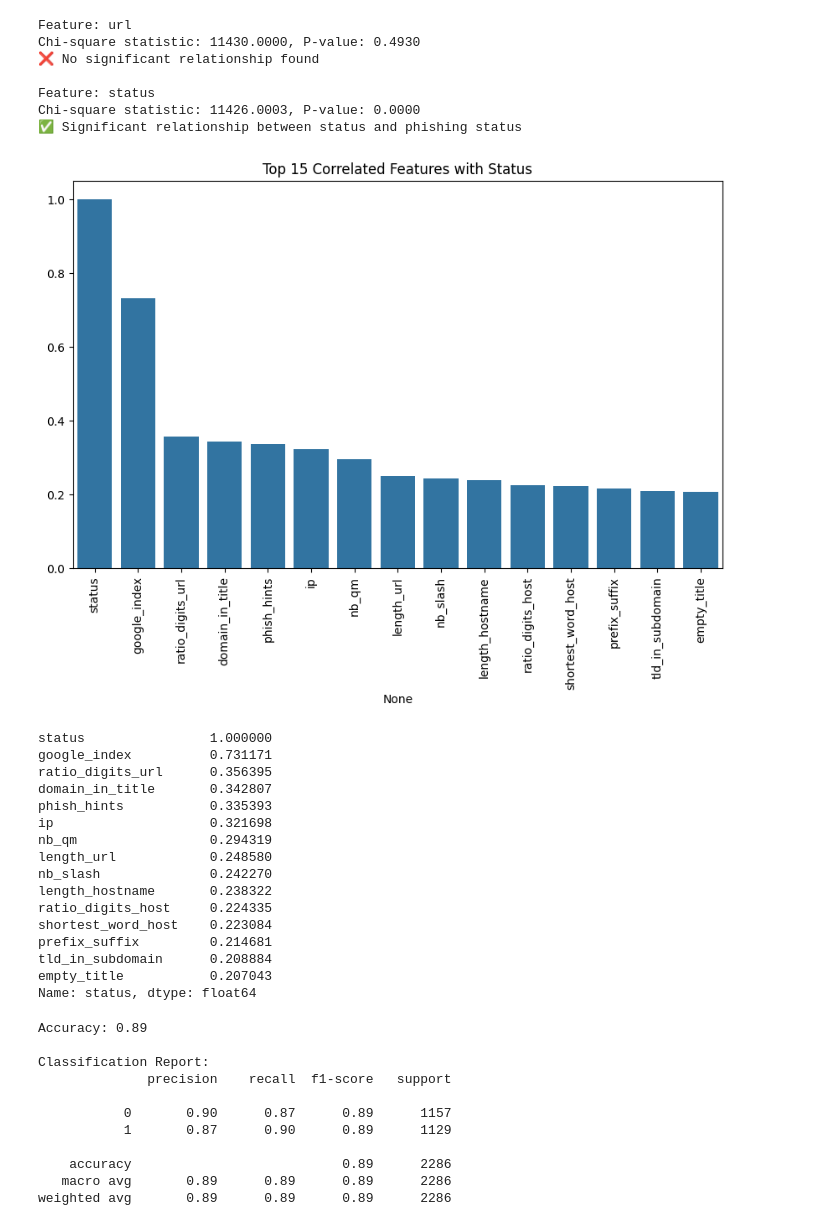
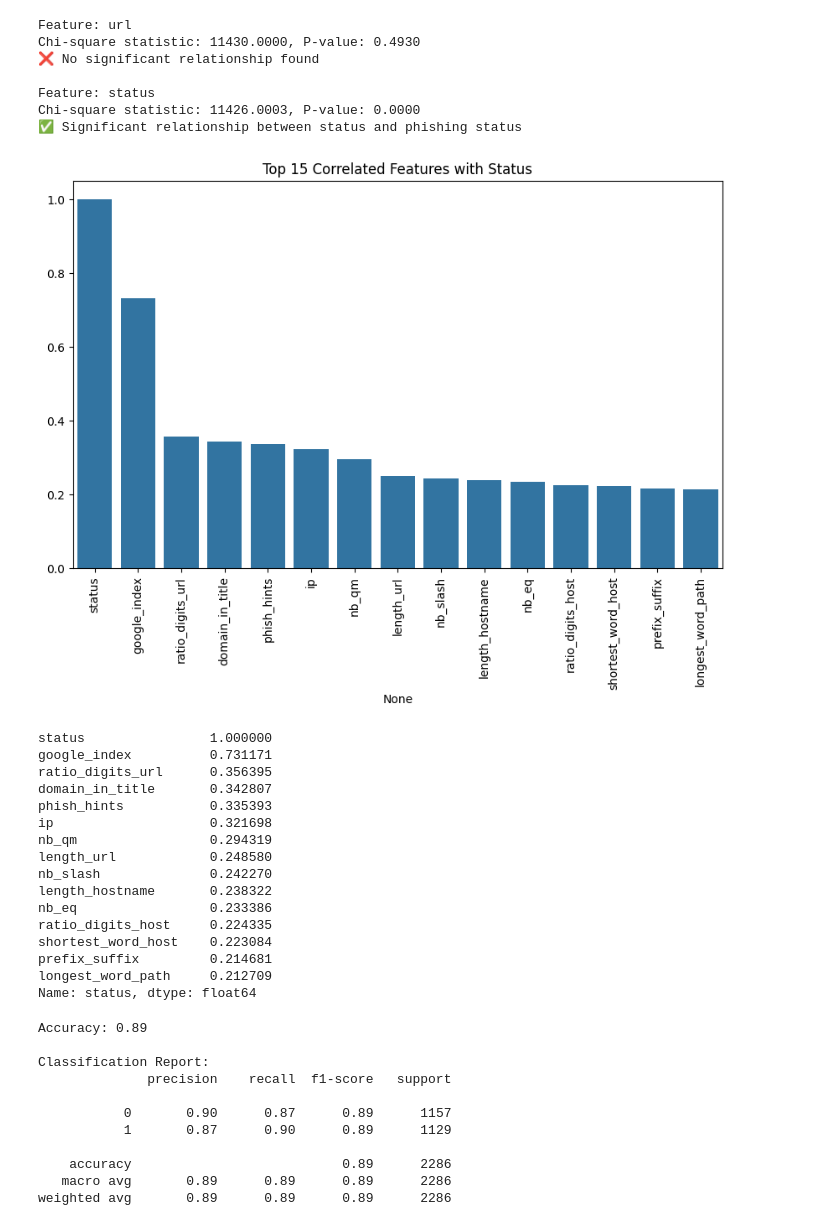
Before and after one commit to Rocking-Priya/2025-spring-B2, a Jupyter notebook: Week6.ipynb, the cells around one changed output. Cells and saved outputs as stored; diff of their text form; code cells hidden in the pictures.

```diff
--- a/Week6.ipynb
+++ b/Week6.ipynb
@@ -411,21 +369,25 @@ Chi-square statistic: 11426.0003, P-value: 0.0000
 # %%
 # Select only numerical features for correlation calculation
 
-correlation_matrix = data_reduced.corr()
+numerical_features = data_1.select_dtypes(include=np.number)
+correlation_matrix = numerical_features.corr()
+
+
+
 
 # Get correlation with target variable
 correlation_with_target = correlation_matrix["status"].sort_values(ascending=False)
 
 # Visualize top correlated features
 plt.figure(figsize=(10, 6))
 sns.barplot(x=correlation_with_target.index[:15], y=correlation_with_target.values[:15])
 plt.xticks(rotation=90)
 plt.title("Top 15 Correlated Features with Status")
 plt.show()
 
 print(correlation_with_target.head(15))  # Print top correlated features
 # %% [output]
-[figure, old version]
+[figure, new version]
 status                1.000000
 google_index          0.731171
 ratio_digits_url      0.356395
@@ -436,11 +398,11 @@ nb_qm                 0.294319
 length_url            0.248580
 nb_slash              0.242270
 length_hostname       0.238322
+nb_eq                 0.233386
 ratio_digits_host     0.224335
 shortest_word_host    0.223084
 prefix_suffix         0.214681
-tld_in_subdomain      0.208884
-empty_title           0.207043
+longest_word_path     0.212709
 Name: status, dtype: float64
 # %%
 from sklearn.linear_model import LogisticRegression
```
Also changed, not shown: parts of 14 cells of this notebook.
